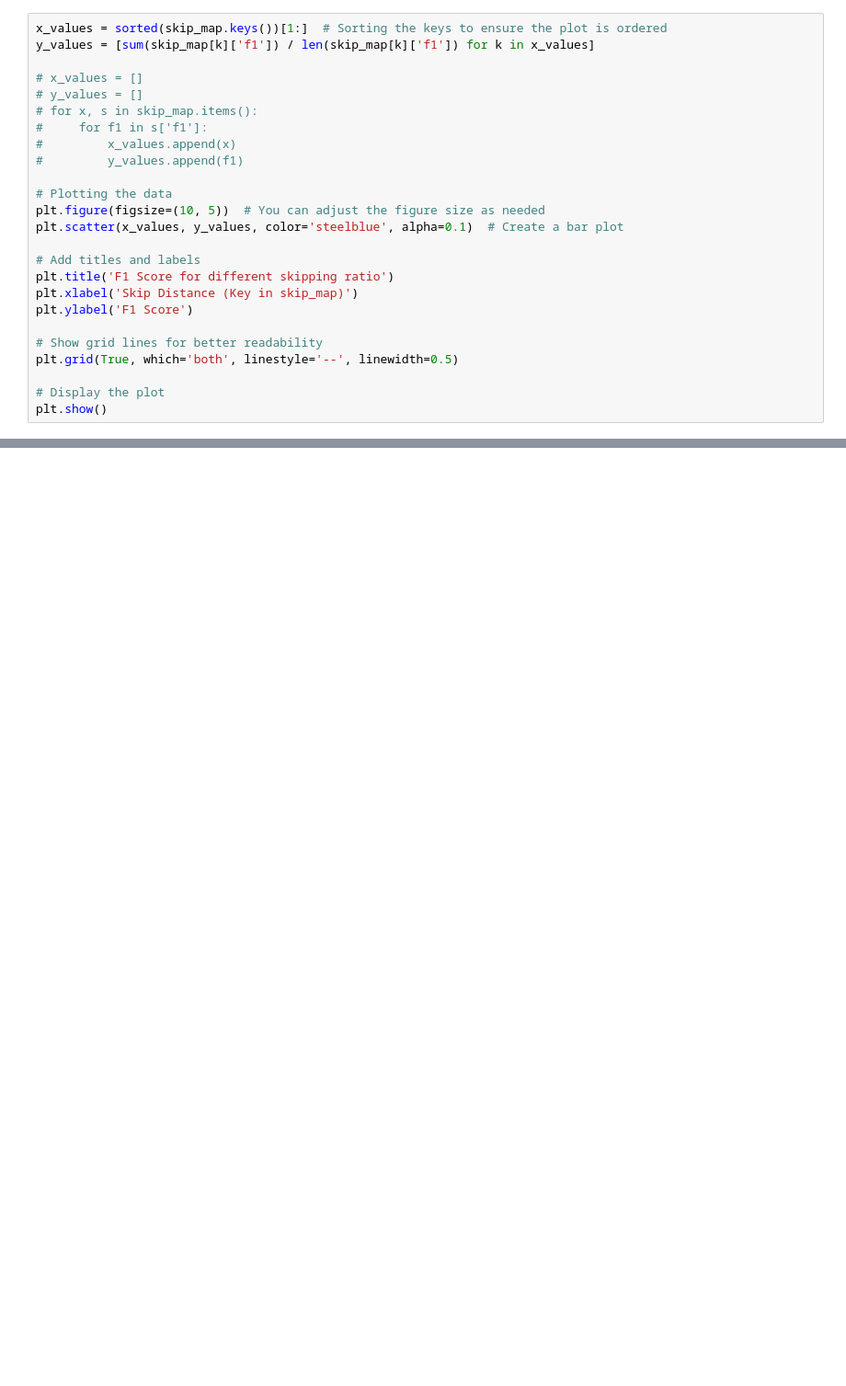
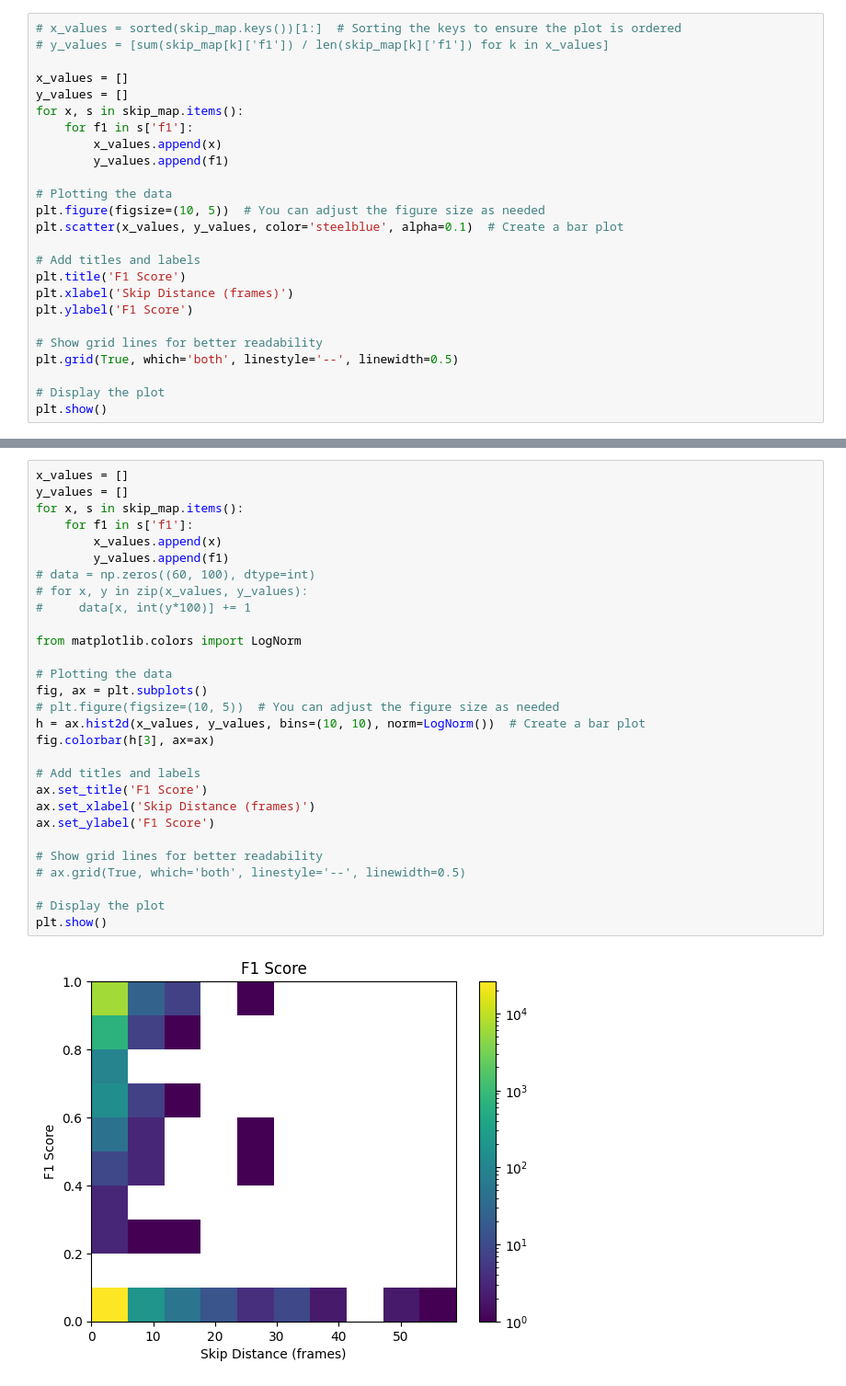
Before and after one commit to apperception-db/spatialyze, a Jupyter notebook: outputs/run/exit_frame_analysis.ipynb, the cells around one changed output, grey strips where cells are left out. Shown at 92% size. Saved outputs shown, nothing was run; the diff lists cells and outputs as text; blank space fills up the shorter version.

Commit message:
plot

```diff
--- a/outputs/run/exit_frame_analysis.ipynb
+++ b/outputs/run/exit_frame_analysis.ipynb
@@ -157,21 +166,21 @@ plt.show()
 # %%
-x_values = sorted(skip_map.keys())[1:]  # Sorting the keys to ensure the plot is ordered
-y_values = [sum(skip_map[k]['f1']) / len(skip_map[k]['f1']) for k in x_values]
+# x_values = sorted(skip_map.keys())[1:]  # Sorting the keys to ensure the plot is ordered
+# y_values = [sum(skip_map[k]['f1']) / len(skip_map[k]['f1']) for k in x_values]
 
-# x_values = []
-# y_values = []
-# for x, s in skip_map.items():
-#     for f1 in s['f1']:
-#         x_values.append(x)
-#         y_values.append(f1)
+x_values = []
+y_values = []
+for x, s in skip_map.items():
+    for f1 in s['f1']:
+        x_values.append(x)
+        y_values.append(f1)
 
 # Plotting the data
 plt.figure(figsize=(10, 5))  # You can adjust the figure size as needed
 plt.scatter(x_values, y_values, color='steelblue', alpha=0.1)  # Create a bar plot
 
 # Add titles and labels
-plt.title('F1 Score for different skipping ratio')
-plt.xlabel('Skip Distance (Key in skip_map)')
+plt.title('F1 Score')
+plt.xlabel('Skip Distance (frames)')
 plt.ylabel('F1 Score')
 
 # Show grid lines for better readability
@@ -181,0 +193,31 @@ plt.show()
+# %%
+x_values = []
+y_values = []
+for x, s in skip_map.items():
+    for f1 in s['f1']:
+        x_values.append(x)
+        y_values.append(f1)
+# data = np.zeros((60, 100), dtype=int)
+# for x, y in zip(x_values, y_values):
+#     data[x, int(y*100)] += 1
+
+from matplotlib.colors import LogNorm
+
+# Plotting the data
+fig, ax = plt.subplots()
+# plt.figure(figsize=(10, 5))  # You can adjust the figure size as needed
+h = ax.hist2d(x_values, y_values, bins=(10, 10), norm=LogNorm())  # Create a bar plot
+fig.colorbar(h[3], ax=ax)
+
+# Add titles and labels
+ax.set_title('F1 Score')
+ax.set_xlabel('Skip Distance (frames)')
+ax.set_ylabel('F1 Score')
+
+# Show grid lines for better readability
+# ax.grid(True, which='both', linestyle='--', linewidth=0.5)
+
+# Display the plot
+plt.show()
+# %% [output]
+[figure, added]
```
Also changed, not shown: parts of 5 cells of this notebook.
